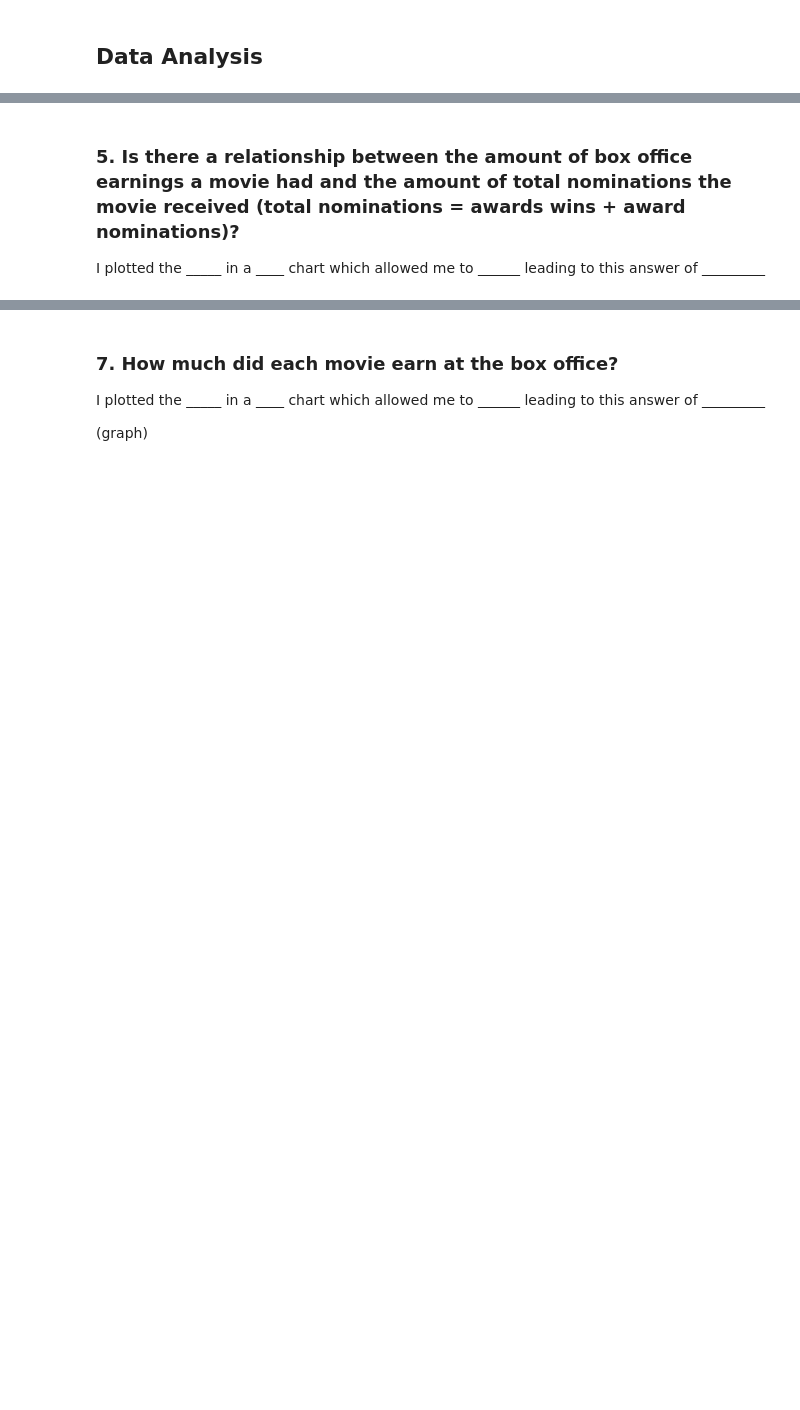
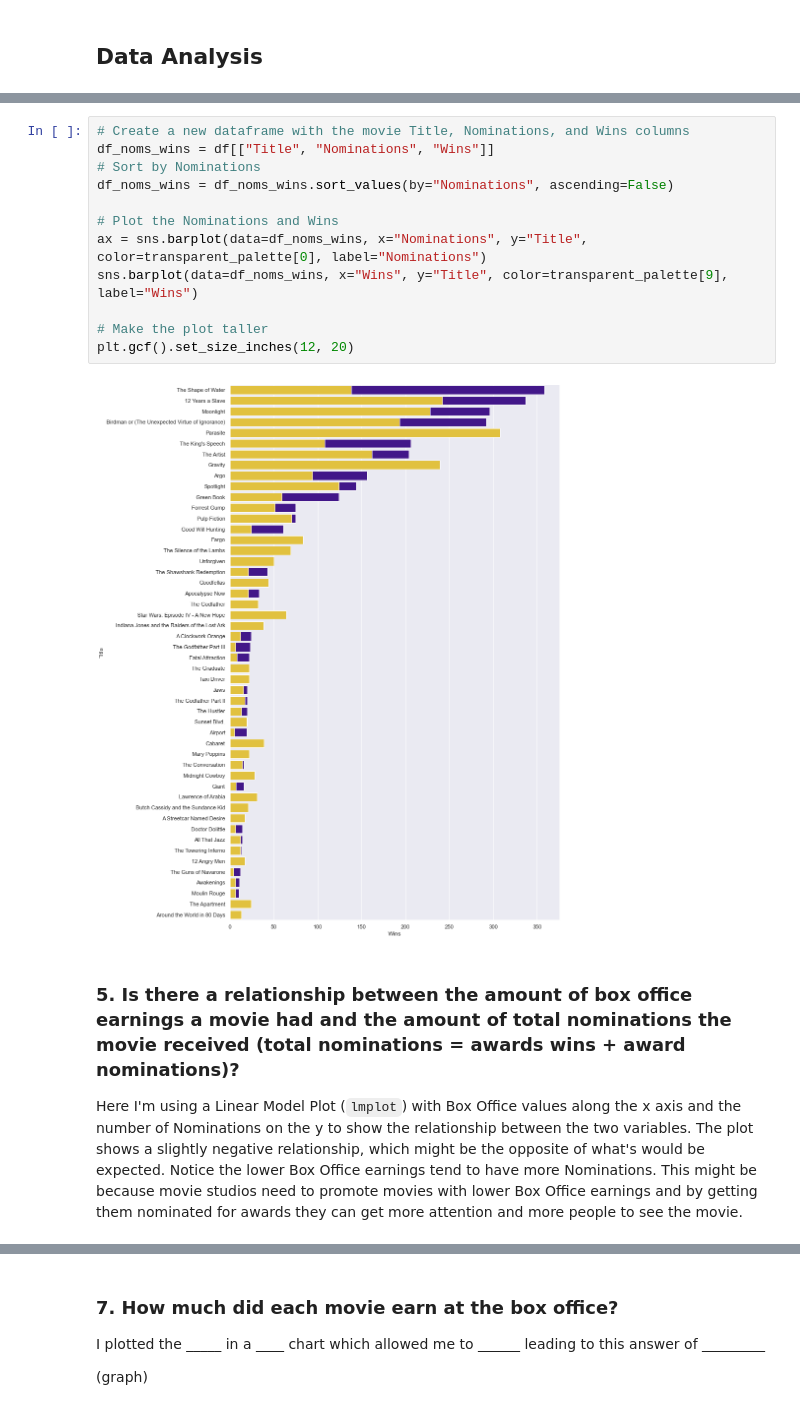
Before and after one commit to danpoynor/omdb-api-data-analysis, a Jupyter notebook: movie_analysis.ipynb, the cells around one changed output, grey strips where cells are left out. Saved outputs shown, nothing was run; the diff lists cells and outputs as text; blank space fills up the shorter version.

```diff
--- a/movie_analysis.ipynb
+++ b/movie_analysis.ipynb
@@ -73,4 +432,18 @@ I plotted the _____ in a ____ chart which allowed me to ______ leading to this a
+# %%
+# Create a new dataframe with the movie Title, Nominations, and Wins columns
+df_noms_wins = df[["Title", "Nominations", "Wins"]]
+# Sort by Nominations
+df_noms_wins = df_noms_wins.sort_values(by="Nominations", ascending=False)
+
+# Plot the Nominations and Wins
+ax = sns.barplot(data=df_noms_wins, x="Nominations", y="Title", color=transparent_palette[0], label="Nominations")
+sns.barplot(data=df_noms_wins, x="Wins", y="Title", color=transparent_palette[9], label="Wins")
+
+# Make the plot taller
+plt.gcf().set_size_inches(12, 20)
+# %% [output]
+[figure, added]
 # %% [markdown]
 ### 5. Is there a relationship between the amount of box office earnings a movie had and the amount of total nominations the movie received (total nominations = awards wins + award nominations)?
 
-I plotted the _____ in a ____ chart which allowed me to ______ leading to this answer of _________
+Here I'm using a Linear Model Plot (`lmplot`) with Box Office values along the x axis and the number of Nominations on the y to show the relationship between the two variables. The plot shows a slightly negative relationship, which might be the opposite of what's would be expected. Notice the lower Box Office earnings tend to have more Nominations. This might be because movie studios need to promote movies with lower Box Office earnings and by getting them nominated for awards they can get more attention and more people to see the movie.
```
Also changed, not shown: parts of 24 cells of this notebook.
